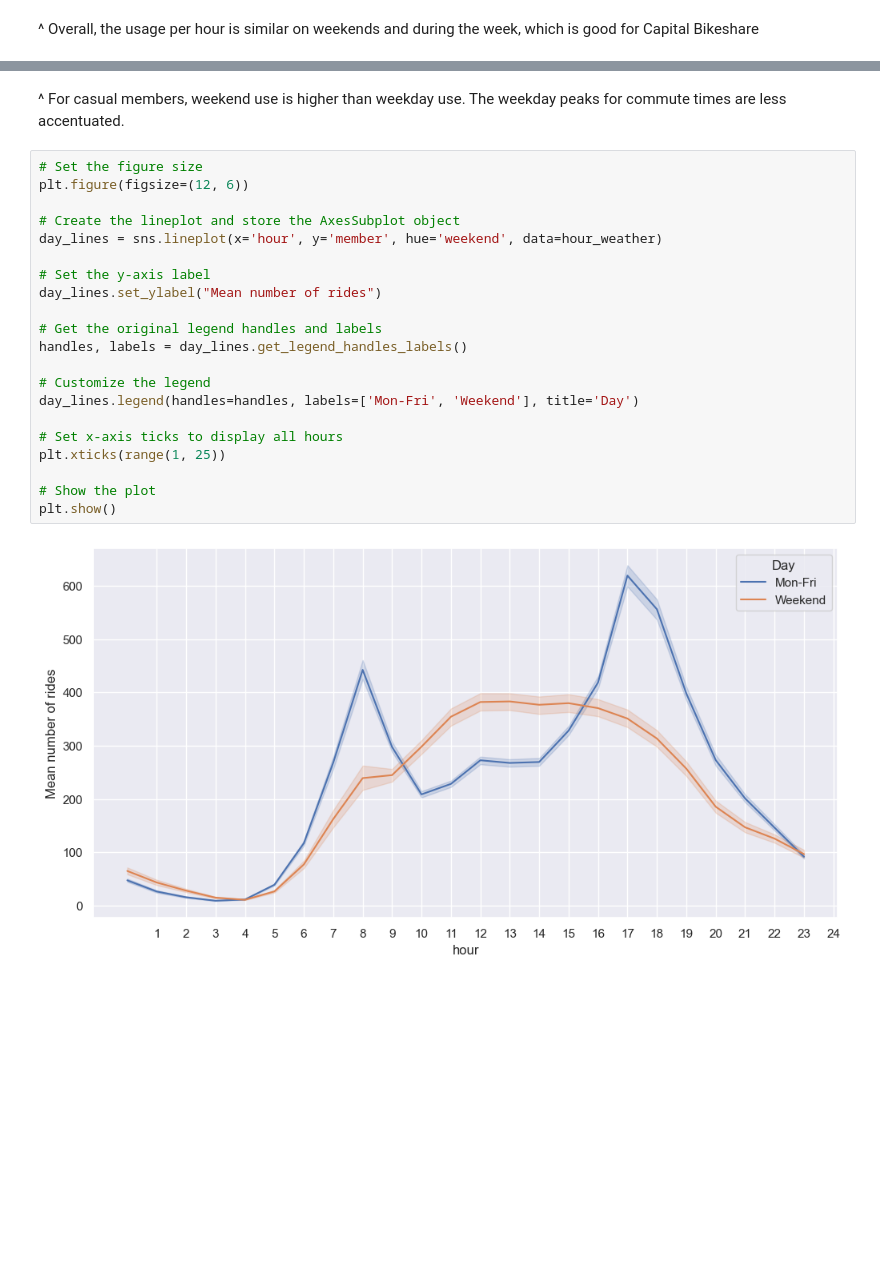
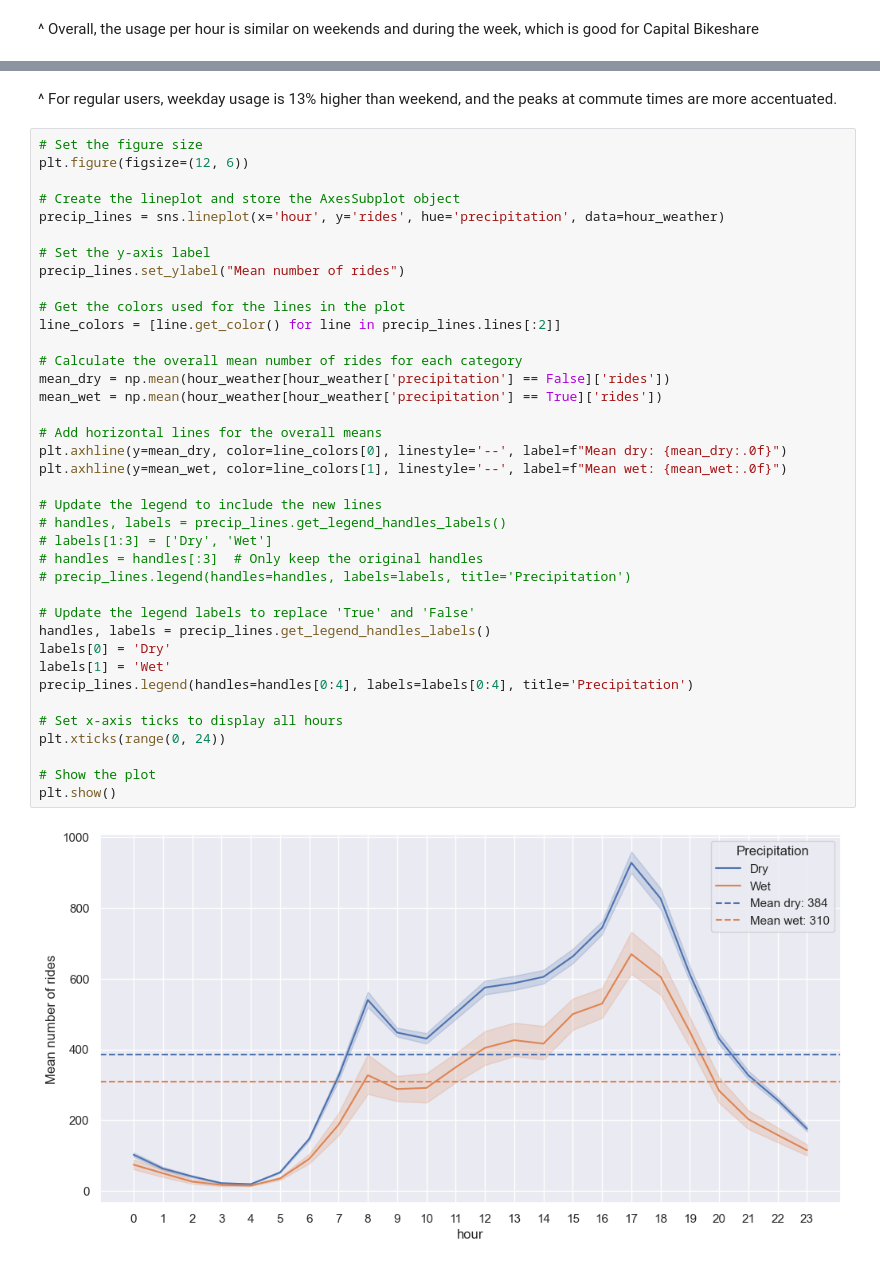
Before and after one commit to Paul-Sabin/Capital-Bikeshare, a Jupyter notebook: Bikeshare EDA.ipynb, the cells around one changed output, grey strips where cells are left out. Saved outputs shown, nothing was run; the diff lists cells and outputs as text; blank space fills up the shorter version.

```diff
--- a/Bikeshare EDA.ipynb
+++ b/Bikeshare EDA.ipynb
@@ -805,25 +861,42 @@ plt.show()
 # %% [markdown]
-^ For casual members, weekend use is higher than weekday use. The weekday peaks for commute times are less accentuated.
+^ For regular users, weekday usage is 13% higher than weekend, and the peaks at commute times are more accentuated.
 # %%
 # Set the figure size
 plt.figure(figsize=(12, 6))
 
 # Create the lineplot and store the AxesSubplot object
-day_lines = sns.lineplot(x='hour', y='member', hue='weekend', data=hour_weather)
+precip_lines = sns.lineplot(x='hour', y='rides', hue='precipitation', data=hour_weather)
 
 # Set the y-axis label
-day_lines.set_ylabel("Mean number of rides")
+precip_lines.set_ylabel("Mean number of rides")
 
-# Get the original legend handles and labels
-handles, labels = day_lines.get_legend_handles_labels()
+# Get the colors used for the lines in the plot
+line_colors = [line.get_color() for line in precip_lines.lines[:2]]
 
-# Customize the legend
-day_lines.legend(handles=handles, labels=['Mon-Fri', 'Weekend'], title='Day')
+# Calculate the overall mean number of rides for each category
+mean_dry = np.mean(hour_weather[hour_weather['precipitation'] == False]['rides'])
+mean_wet = np.mean(hour_weather[hour_weather['precipitation'] == True]['rides'])
+
+# Add horizontal lines for the overall means
+plt.axhline(y=mean_dry, color=line_colors[0], linestyle='--', label=f"Mean dry: {mean_dry:.0f}")
+plt.axhline(y=mean_wet, color=line_colors[1], linestyle='--', label=f"Mean wet: {mean_wet:.0f}")
+
+# Update the legend to include the new lines
+# handles, labels = precip_lines.get_legend_handles_labels()
+# labels[1:3] = ['Dry', 'Wet']
+# handles = handles[:3]  # Only keep the original handles
+# precip_lines.legend(handles=handles, labels=labels, title='Precipitation')
+
+# Update the legend labels to replace 'True' and 'False'
+handles, labels = precip_lines.get_legend_handles_labels()
+labels[0] = 'Dry'
+labels[1] = 'Wet'
+precip_lines.legend(handles=handles[0:4], labels=labels[0:4], title='Precipitation')
 
 # Set x-axis ticks to display all hours
-plt.xticks(range(1, 25))
+plt.xticks(range(0, 24))
 
 # Show the plot
 plt.show()
 # %% [output]
-[figure, old version]
+[figure, new version]
```
Also changed, not shown: parts of 9 cells of this notebook, 1 other file.
